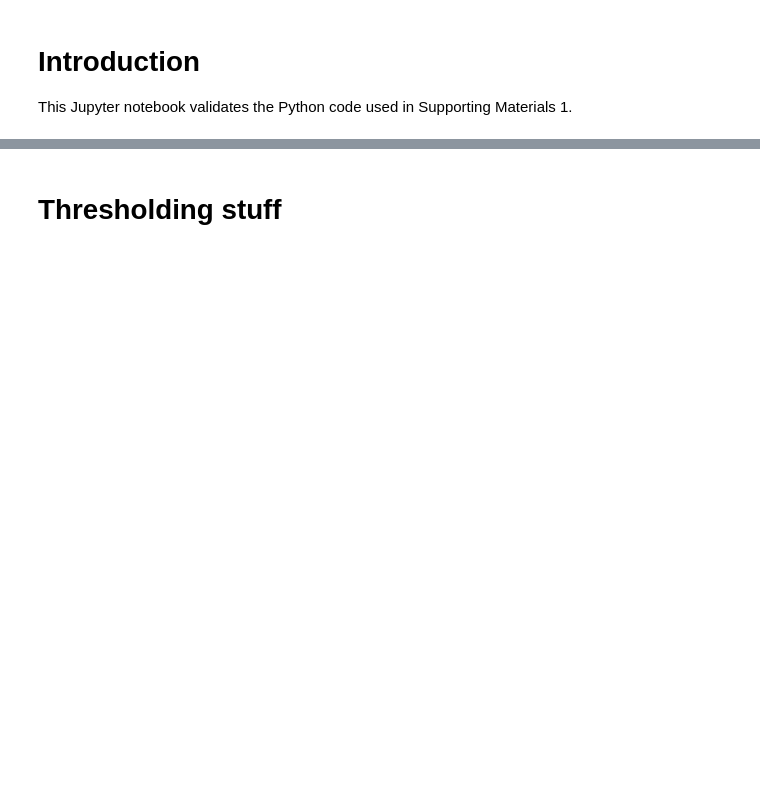
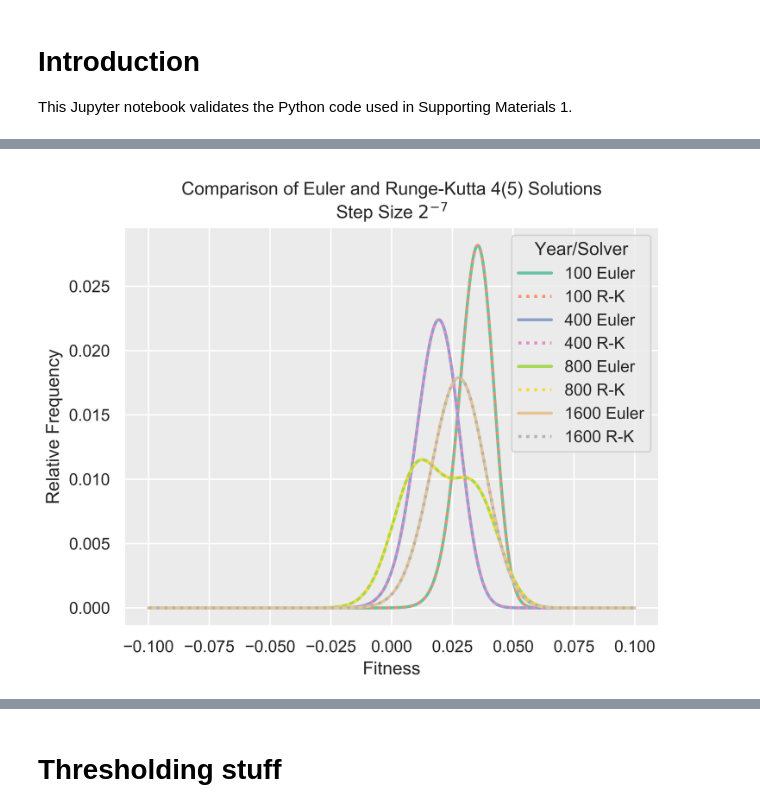
Before and after one commit to TMEnglish/BasenerSanford, a Jupyter notebook: Supporting Materials 2.ipynb, the cells around one changed output, grey strips where cells are left out. Cells and saved outputs as stored; diff of their text form; code cells hidden in the pictures; blank space fills up the shorter version.

```diff
--- a/Supporting Materials 2.ipynb
+++ b/Supporting Materials 2.ipynb
@@ -123,17 +139,20 @@ def plot_euler_rk(euler, rk, years):
     """
     Plot `euler` and `rk` solutions for given `years`.
     """
-    n_colors = len(years)
+    n_colors = 2 * len(years)
     sns.set_palette(sns.color_palette("Set2", n_colors))
     fig, ax = plt.subplots()
-    ax.set_title('Comparison of Euler and Runge-Kutta 4(5) Solutions')
+    t = 'Comparison of Euler and Runge-Kutta 4(5) Solutions\n'
+    t = t + 'Step Size {}'.format(exp_latex(euler.step_size))
+    ax.set_title(t)
     ax.set_xlabel('Fitness')
     ax.set_ylabel('Relative Frequency')
     #
     for i in years:
         ax.plot(params.m, euler[i], label='{:d} Euler'.format(i))
-        ax.plot(params.m, rk[i], ls='--',  label='{:d} R-K'.format(i))
+        ax.plot(params.m, rk[i], label='{:d} R-K'.format(i), ls=':')
     ax.legend(title='Year/Solver', loc='best')
+    save_and_display(fig, DIR + 'tmp.png')
 
-plot_euler_rk(good_solver, rk_solutions, [250, 500, 750, 1000])
+plot_euler_rk(euler, rk45, [100, 400, 800, len(euler)-1])
 # %% [output]
@@ -141,0 +159 @@ plot_euler_rk(good_solver, rk_solutions, [250, 500, 750, 1000])
+[figure, added]
```
Also changed, not shown: parts of 27 cells of this notebook, 11 other files.
